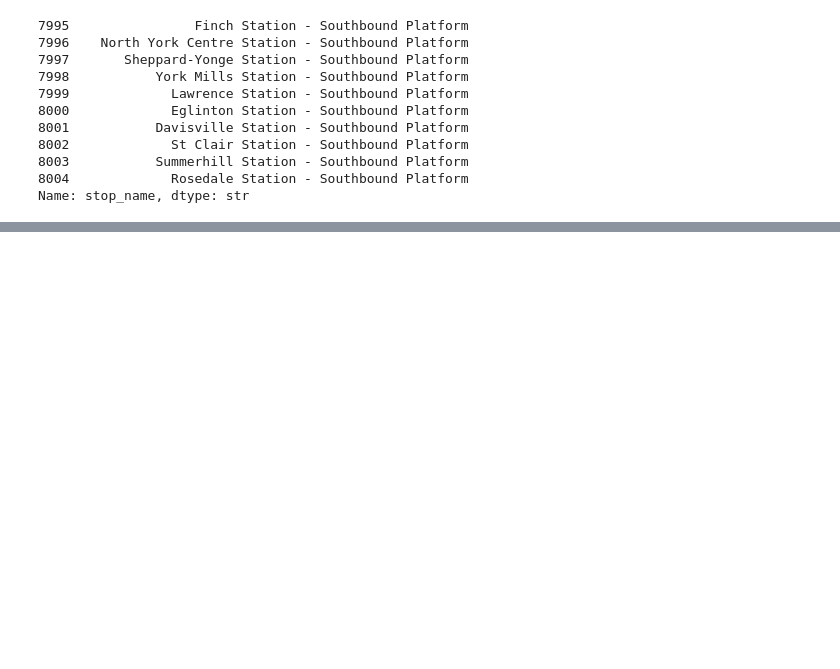
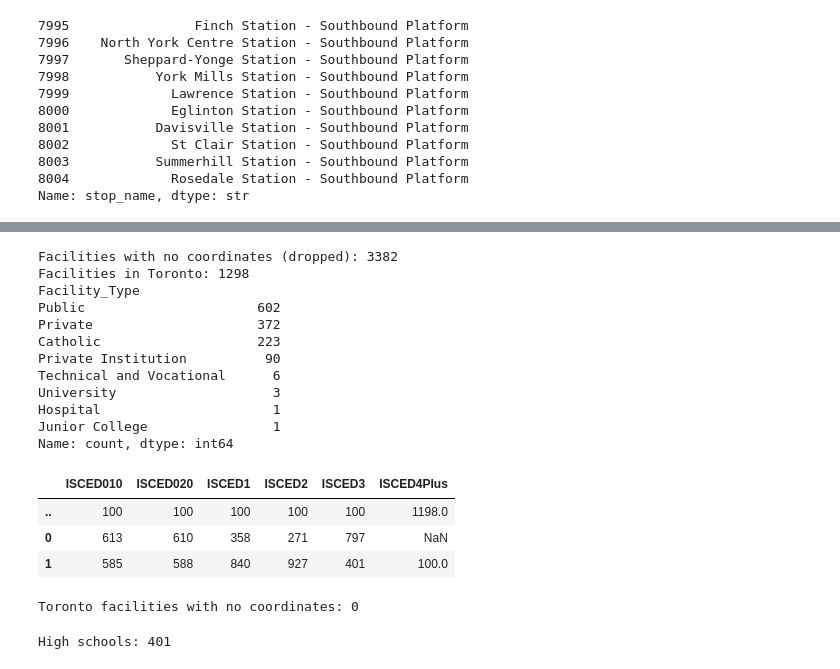
Before and after one commit to shaheryar-haider/retail-site-selection, a Jupyter notebook: notebooks/06_foot_traffic.ipynb, the cells around one changed output, grey strips where cells are left out. Drawn from its saved outputs; the diff is of its cells as text; code cells hidden in the pictures; blank space fills up the shorter version.

```diff
--- a/notebooks/06_foot_traffic.ipynb
+++ b/notebooks/06_foot_traffic.ipynb
@@ -87,0 +144,51 @@ Stations: 153
+# %%
+# StatCan uses ".." for missing values, so convert to numbers and drop those
+for col in ["Longitude", "Latitude"]:
+    odef[col] = pd.to_numeric(odef[col], errors="coerce")
+
+missing = odef[["Longitude", "Latitude"]].isna().any(axis=1)
+print("Facilities with no coordinates (dropped):", missing.sum())
+odef = odef[~missing]
+
+odef_gdf = gpd.GeoDataFrame(
+    odef,
+    geometry=gpd.points_from_xy(odef["Longitude"], odef["Latitude"]),
+    crs="EPSG:4326",
+).to_crs(epsg=32617)
+
+odef_city = gpd.sjoin(odef_gdf, city[["geometry"]], predicate="within").drop(columns="index_right")
+
+print("Facilities in Toronto:", len(odef_city))
+print(odef_city["Facility_Type"].value_counts())
+
+odef_city.filter(like="ISCED").apply(pd.Series.value_counts)
+# %% [output]
+Facilities with no coordinates (dropped): 3382
+Facilities in Toronto: 1298
+Facility_Type
+Public                      602
+Private                     372
+Catholic                    223
+Private Institution          90
+Technical and Vocational      6
+University                    3
+Hospital                      1
+Junior College                1
+Name: count, dtype: int64
+|  | ISCED010 | ISCED020 | ISCED1 | ISCED2 | ISCED3 | ISCED4Plus |
+| .. | 100 | 100 | 100 | 100 | 100 | 1198.0 |
+| 0 | 613 | 610 | 358 | 271 | 797 | NaN |
+| 1 | 585 | 588 | 840 | 927 | 401 | 100.0 |
+# %%
+raw = pd.read_csv("../data/raw/odef/ODEF_v2_1.csv", encoding="latin-1", low_memory=False)
+no_coords = pd.to_numeric(raw["Longitude"], errors="coerce").isna()
+print("Toronto facilities with no coordinates:", (no_coords & (raw["CSDNAME"] == "Toronto")).sum())
+# %% [output]
+Toronto facilities with no coordinates: 0
+# %%
+isced3 = pd.to_numeric(odef_city["ISCED3"], errors="coerce") == 1
+high_schools = odef_city[isced3].rename(columns={"Facility_Name": "name"})
+high_schools = to_points(high_schools, "high_school", dedupe_m=100)
+print("High schools:", len(high_schools))
+# %% [output]
+High schools: 401
```
Also changed, not shown: parts of 6 cells of this notebook, 2 other files.
